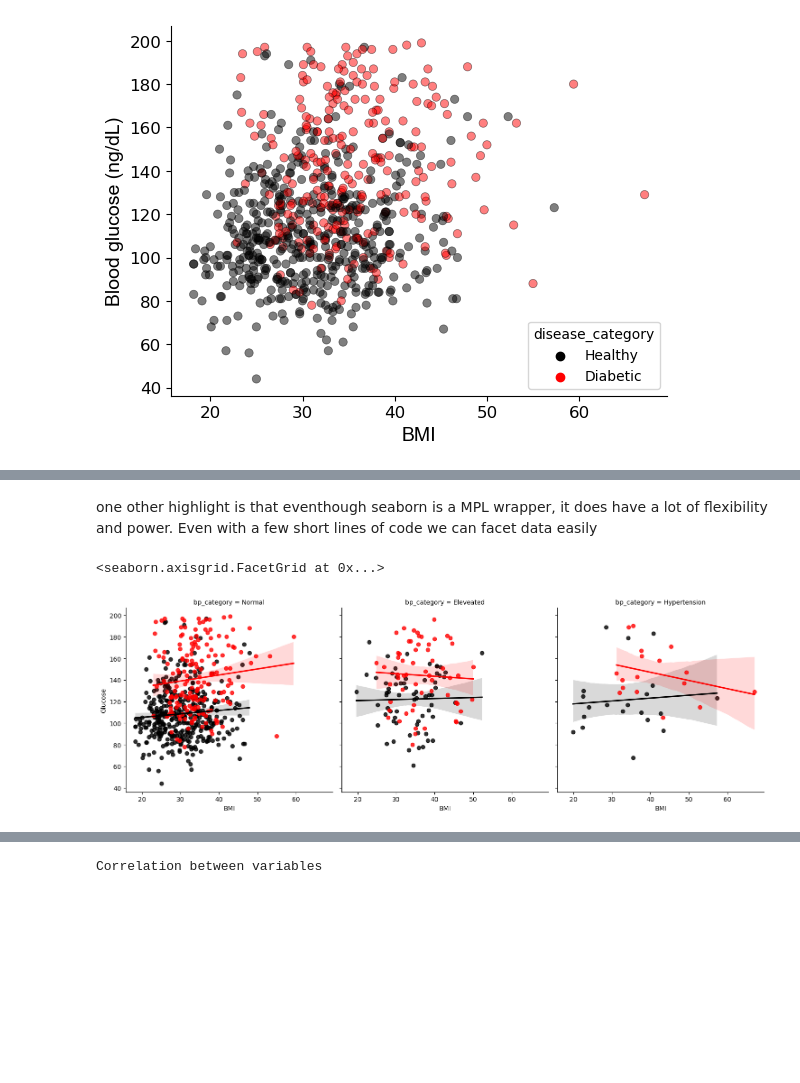
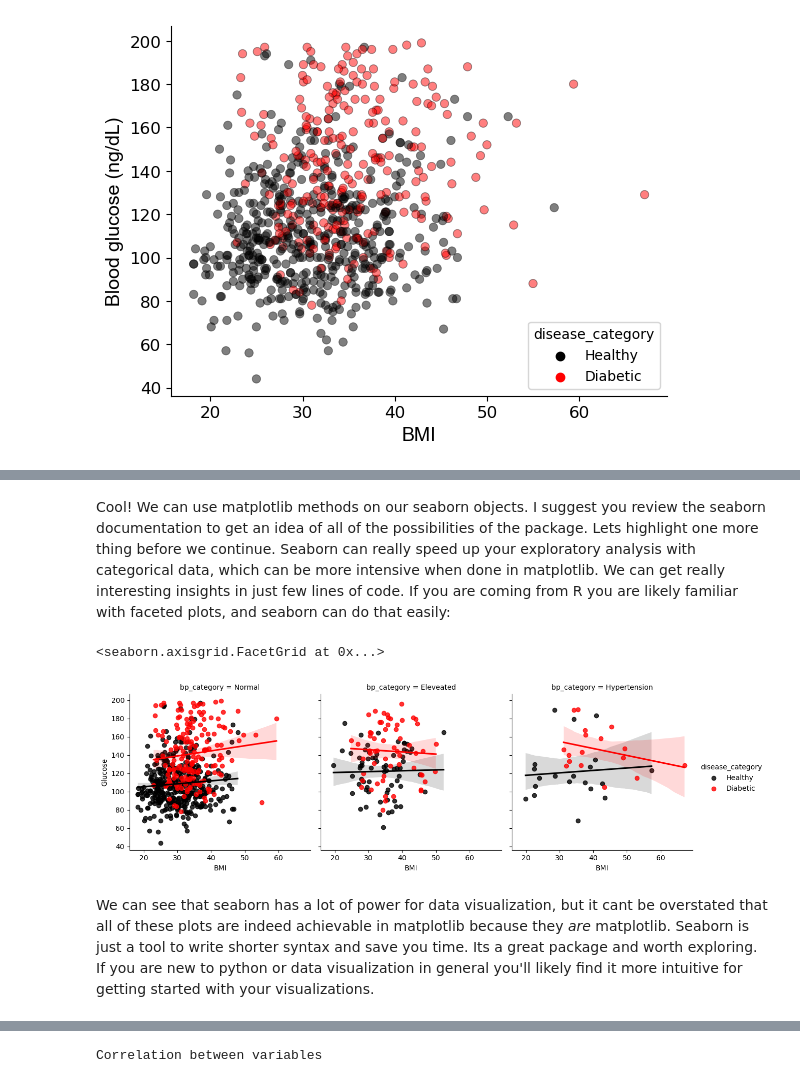
Before and after one commit to Mschaid/Blog, a Jupyter notebook: dataviz/data_viz.ipynb, the cells around one changed output, grey strips where cells are left out. Drawn from its saved outputs; the diff is of its cells as text; code cells hidden in the pictures; blank space fills up the shorter version.

```diff
--- a/dataviz/data_viz.ipynb
+++ b/dataviz/data_viz.ipynb
@@ -156,10 +137,13 @@ sns.relplot(x='BMI', y='Glucose', data=diab, size='age_category', size_order=['S
-# %% [markdown]
-one other highlight is that eventhough seaborn is a MPL wrapper, it does have a lot of flexibility and power. Even with a few short lines of code we can facet data easily
+# %% [markdown]
+Cool! We can use matplotlib methods on our seaborn objects. I suggest you review the seaborn documentation to get an idea of all of the possibilities of the package. Lets highlight one more thing before we continue. Seaborn can really speed up your exploratory analysis with categorical data, which can be more intensive when done in matplotlib. We can get really interesting insights in just few lines of code. If you are coming from R you are likely familiar with faceted plots, and seaborn can do that easily:
 # %%
-grid = sns.FacetGrid(diab, col='bp_category', hue='disease_category',
-                     palette=['black', 'red'], size=5)
-grid.map(sns.regplot, 'BMI', 'Glucose')
+
+grid = sns.FacetGrid(diab, col='bp_category', hue='disease_category', height=4,
+                     palette=['black', 'red'])
+grid.map(sns.regplot, 'BMI', 'Glucose').add_legend()
 # %% [output]
 <seaborn.axisgrid.FacetGrid at 0x...>
-[figure, old version]
+[figure, new version]
+# %% [markdown]
+We can see that seaborn has a lot of power for data visualization, but it cant be overstated that all of these plots are indeed achievable in matplotlib because they *are* matplotlib. Seaborn is just a tool to write shorter syntax and save you time. Its a great package and worth exploring. If you are new to python or data visualization in general you'll likely find it more intuitive for getting started with your visualizations.
 # %% [markdown]
```
Also changed, not shown: parts of 41 cells of this notebook.
